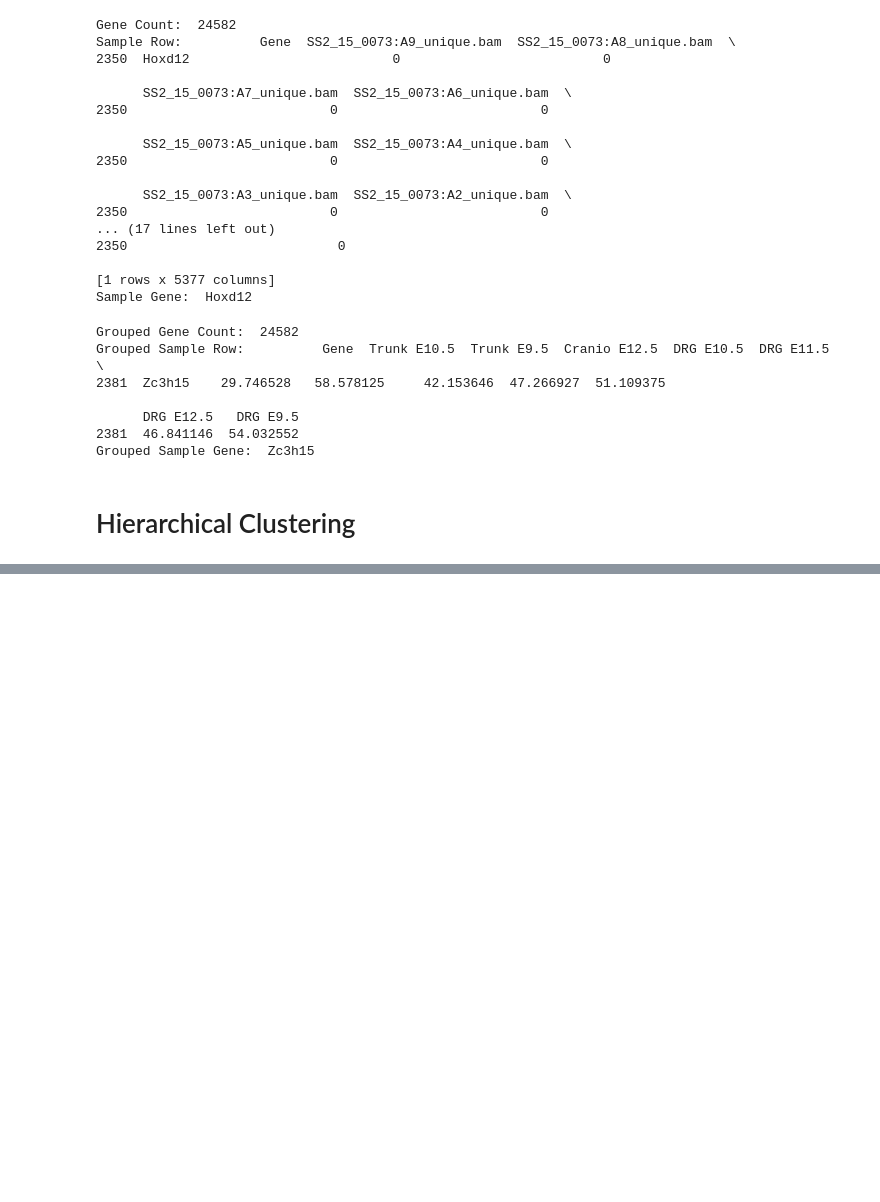
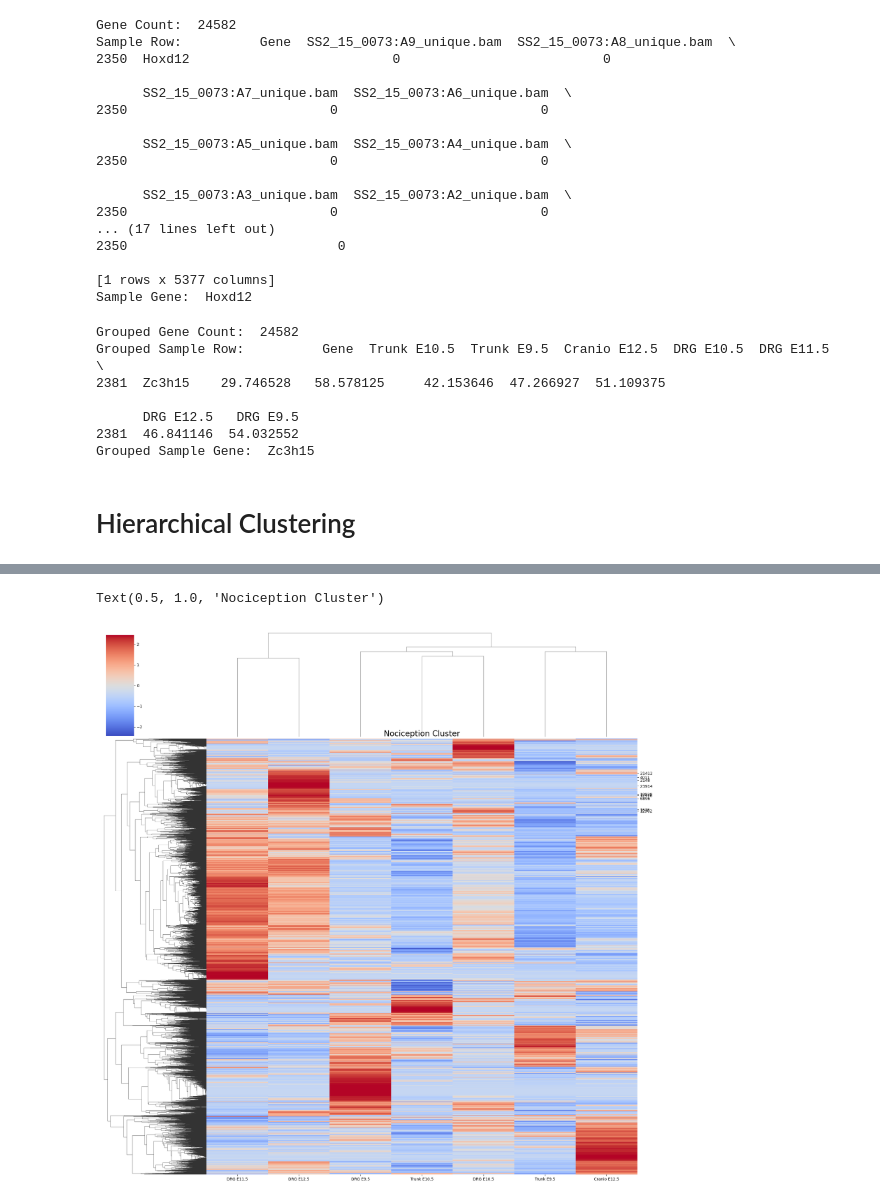
Before and after one commit to Harin329/SNCluster, a Jupyter notebook: hierarchical.ipynb, the cells around one changed output, grey strips where cells are left out. Cells and saved outputs as stored; diff of their text form; code cells hidden in the pictures; blank space fills up the shorter version.

```diff
--- a/hierarchical.ipynb
+++ b/hierarchical.ipynb
@@ -82,0 +152,7 @@ plt.show()
+# %%
+import seaborn as sns
+from scipy.stats import zscore
+
+genelessDfZscore = genelessDf.apply(zscore, axis=1)
+
+print(genelessDfZscore.head())
@@ -82,0 +173,18 @@ plt.show()
+# %%
+genelessDfZscore = genelessDfZscore.dropna(axis=0, how='any')
+g = sns.clustermap(genelessDfZscore, cmap='coolwarm', figsize=(20, 20))
+
+Nociception = ["Ntrk1", "Runx1", "Prdm12", "Th", "Scn10a", "Syt13", "Stra6", "Gal", "Prdm8"]
+
+nociIndex = []
+for gene in Nociception:
+    nociIndex.append(genelessDfZscore[dfParsed["Gene"] == gene].index[0])
+
+reordered_labels = genelessDfZscore.index[g.dendrogram_row.reordered_ind].tolist()
+use_ticks = [reordered_labels.index(label) + .5 for label in nociIndex]
+
+g.ax_heatmap.set(yticks=use_ticks, yticklabels=nociIndex)
+g.ax_heatmap.set_title("Nociception Cluster", fontsize=20)
+# %% [output]
+Text(0.5, 1.0, 'Nociception Cluster')
+[figure, added]
```
Also changed, not shown: parts of 11 cells of this notebook.
